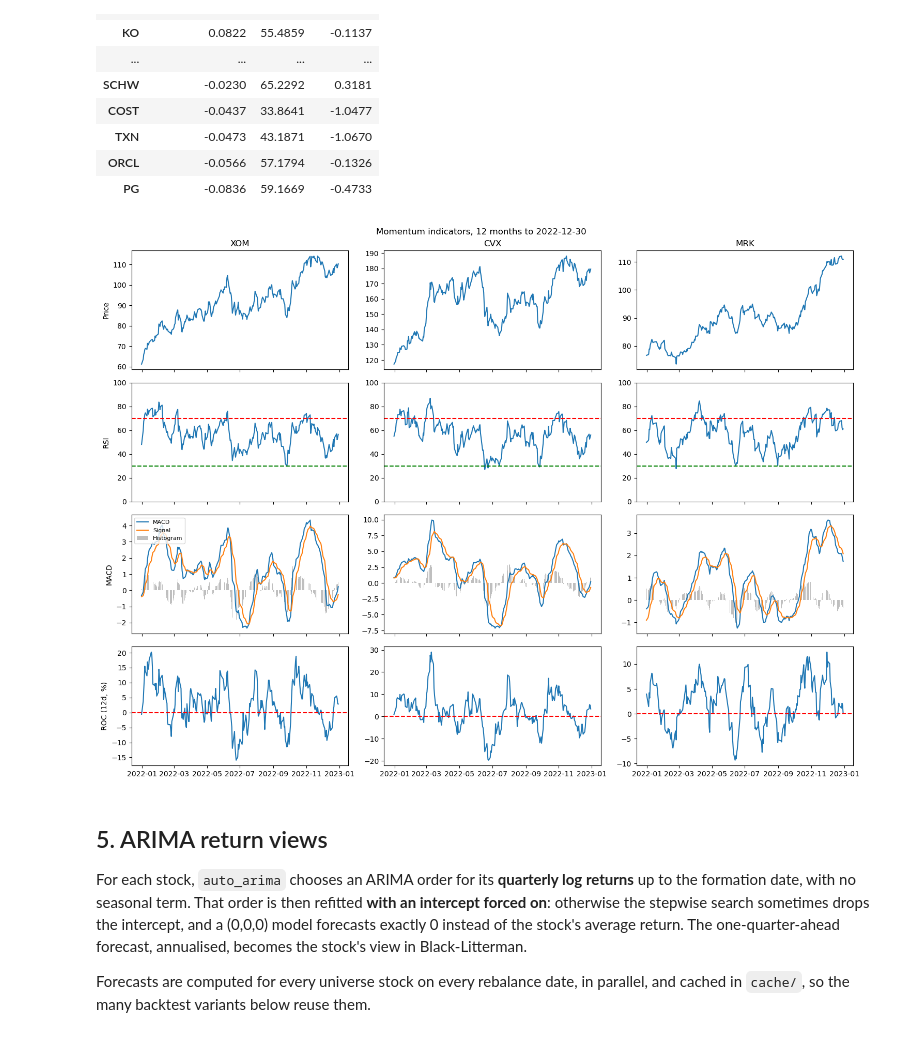
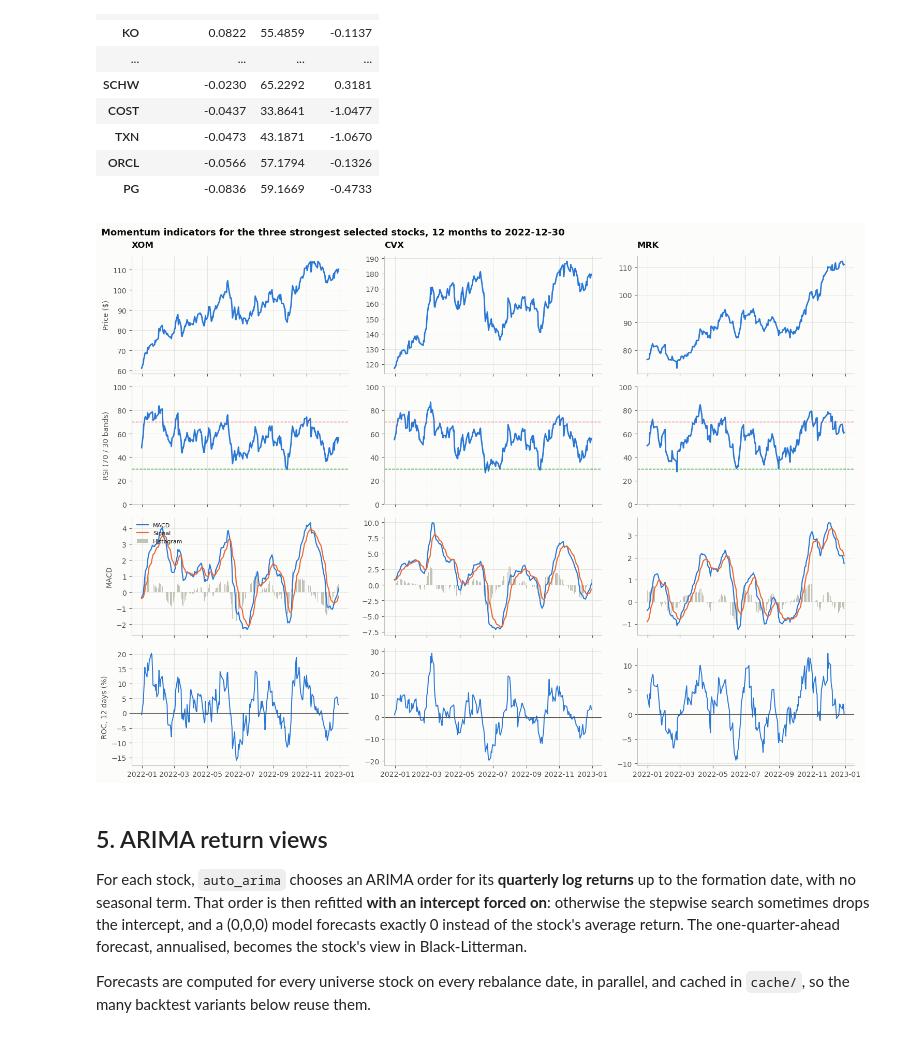
Before and after one commit to AimanxxAnsari/momentum-trading-strategy, a Jupyter notebook: main.ipynb, the cells around one changed output. Cells and saved outputs as stored; diff of their text form; code cells hidden in the pictures.

```diff
--- a/main.ipynb
+++ b/main.ipynb
@@ -72,3 +76,4 @@ COST_BPS = 10                # cost per unit traded (per side), charged to every
 
 TEST_START, TEST_END = "2023-01-01", "2023-12-31"
 LONG_START, LONG_END = "2010-01-01", "2023-12-31"
+IMAGE_DIR = "images"         # charts are also saved here for the README
@@ -254,26 +326,30 @@ Selected 25 stocks on 2022-12-30
 # %%
 # Momentum indicators for the three strongest selected stocks (last 12 months to the formation date)
 show = selected.index[:3]
 fig, axes = plt.subplots(4, len(show), figsize=(15, 11), sharex="col")
 for j, t in enumerate(show):
     s = prices.loc[:FIRST, t].dropna()
     line, signal = macd(s)
     roc = s.pct_change(12) * 100
     r = rsi(s)
     w = s.index[-MOM_LOOKBACK:]
-    axes[0, j].plot(w, s[w]); axes[0, j].set_title(t)
-    axes[1, j].plot(w, r[w]); axes[1, j].axhline(70, color="r", ls="--"); axes[1, j].axhline(30, color="g", ls="--"); axes[1, j].set_ylim(0, 100)
-    axes[2, j].plot(w, line[w], label="MACD"); axes[2, j].plot(w, signal[w], label="Signal")
-    axes[2, j].bar(w, (line - signal)[w], color="grey", alpha=0.5, label="Histogram")
-    axes[3, j].plot(w, roc[w]); axes[3, j].axhline(0, color="r", ls="--")
-for ax, label in zip(axes[:, 0], ["Price", "RSI", "MACD", "ROC (12d, %)"]):
+    axes[0, j].plot(w, s[w], color=BLUE); axes[0, j].set_title(t)
+    axes[1, j].plot(w, r[w], color=BLUE)
+    axes[1, j].axhline(70, color=RED, ls="--", lw=1); axes[1, j].axhline(30, color=GREEN, ls="--", lw=1)
+    axes[1, j].set_ylim(0, 100)
+    axes[2, j].bar(w, (line - signal)[w], color=AXIS, label="Histogram")
+    axes[2, j].plot(w, line[w], color=BLUE, lw=1.6, label="MACD")
+    axes[2, j].plot(w, signal[w], color=ORANGE, lw=1.6, label="Signal")
+    axes[3, j].plot(w, roc[w], color=BLUE, lw=1.4); axes[3, j].axhline(0, color=INK_2, lw=0.8)
+for ax, label in zip(axes[:, 0], ["Price ($)", "RSI (70 / 30 bands)", "MACD", "ROC, 12 days (%)"]):
     ax.set_ylabel(label)
 axes[2, 0].legend(loc="upper left", fontsize=8)
-fig.suptitle(f"Momentum indicators, 12 months to {FIRST.date()}")
+fig.suptitle(f"Momentum indicators for the three strongest selected stocks, 12 months to {FIRST.date()}",
+             x=0.01, ha="left", fontsize=13, fontweight="semibold")
 plt.tight_layout()
-plt.show()
+save_fig(fig, "momentum_indicators")
 # %% [output]
-[figure, old version]
+[figure, new version]
 # %% [markdown]
 ## 5. ARIMA return views
 
```
Also changed, not shown: parts of 21 cells of this notebook, 12 other files.
